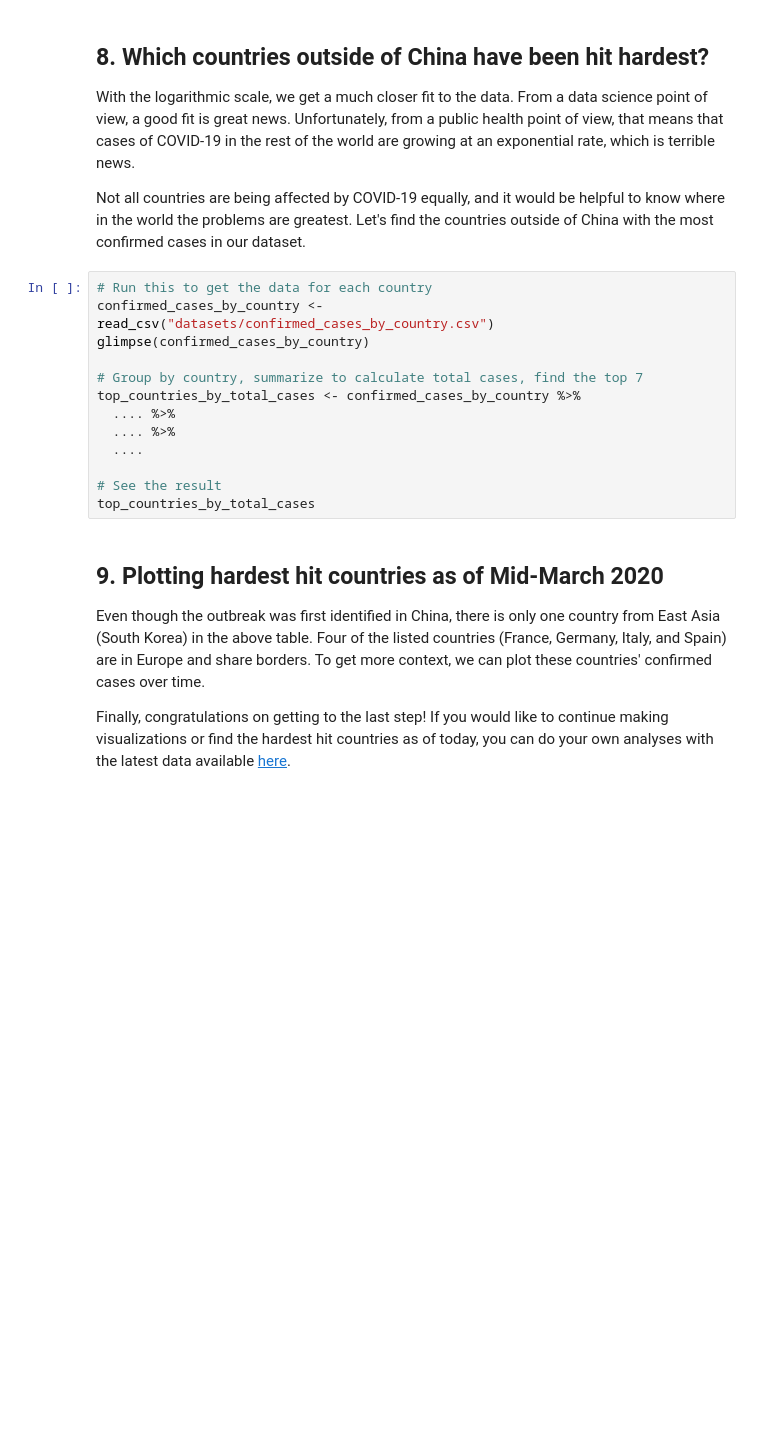
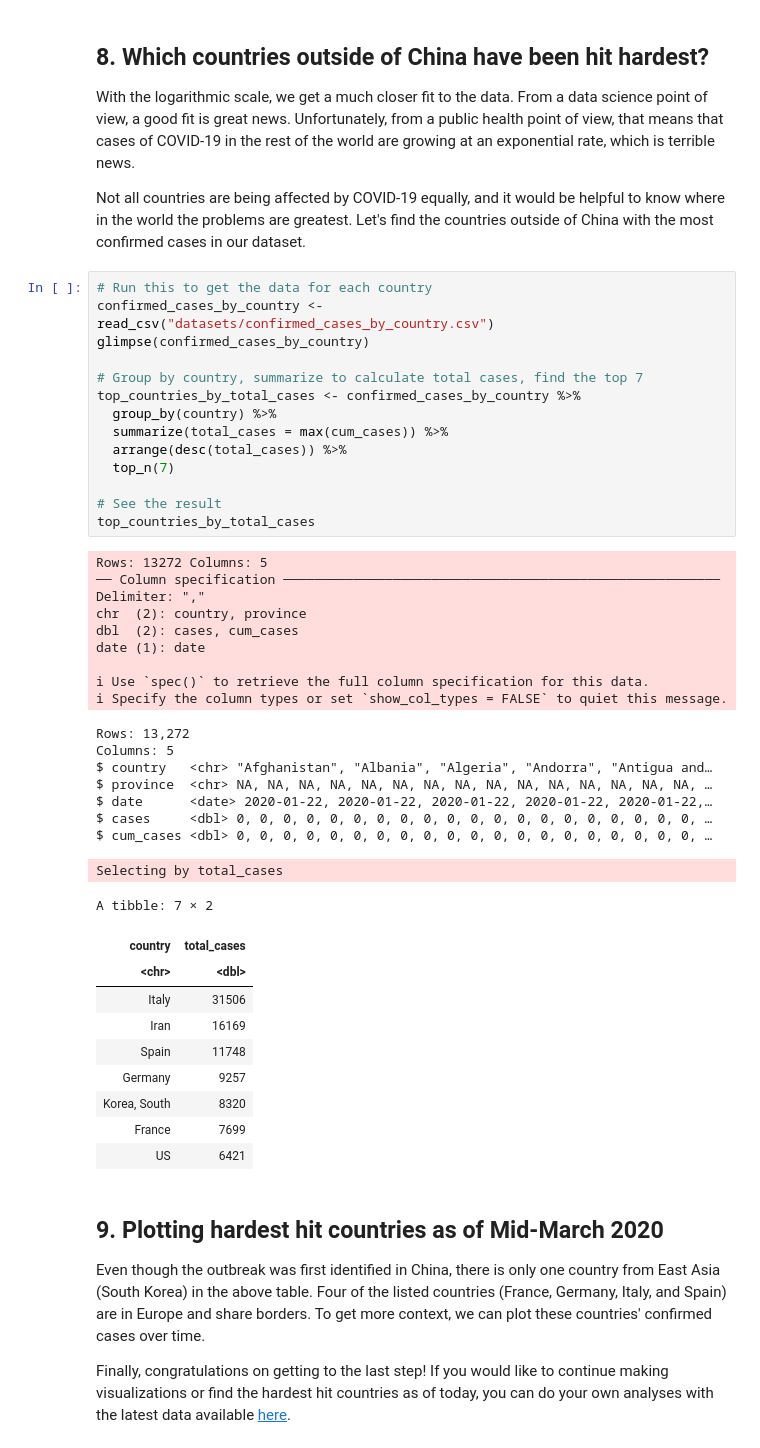
Before and after one commit to JeremyTallant/covid19_R_data_visualization, a Jupyter notebook: r_visualization.ipynb, the cells around one changed output. Cells and saved outputs as stored; diff of their text form; blank space fills up the shorter version.

```diff
--- a/r_visualization.ipynb
+++ b/r_visualization.ipynb
@@ -179,16 +179,45 @@ plt_not_china_trend_lin +
 # %%
 # Run this to get the data for each country
 confirmed_cases_by_country <- read_csv("datasets/confirmed_cases_by_country.csv")
 glimpse(confirmed_cases_by_country)
 
 # Group by country, summarize to calculate total cases, find the top 7
 top_countries_by_total_cases <- confirmed_cases_by_country %>%
-  .... %>%
-  .... %>%
-  ....
+  group_by(country) %>%
+  summarize(total_cases = max(cum_cases)) %>%
+  arrange(desc(total_cases)) %>%
+  top_n(7)
 
 # See the result
 top_countries_by_total_cases
+# %% [output]
+Rows: 13272 Columns: 5
+── Column specification ────────────────────────────────────────────────────────
+Delimiter: ","
+chr  (2): country, province
+dbl  (2): cases, cum_cases
+date (1): date
+
+ℹ Use `spec()` to retrieve the full column specification for this data.
+ℹ Specify the column types or set `show_col_types = FALSE` to quiet this message.
+Rows: 13,272
+Columns: 5
+$ country   <chr> "Afghanistan", "Albania", "Algeria", "Andorra", "Antigua and…
+$ province  <chr> NA, NA, NA, NA, NA, NA, NA, NA, NA, NA, NA, NA, NA, NA, NA, …
+$ date      <date> 2020-01-22, 2020-01-22, 2020-01-22, 2020-01-22, 2020-01-22,…
+$ cases     <dbl> 0, 0, 0, 0, 0, 0, 0, 0, 0, 0, 0, 0, 0, 0, 0, 0, 0, 0, 0, 0, …
+$ cum_cases <dbl> 0, 0, 0, 0, 0, 0, 0, 0, 0, 0, 0, 0, 0, 0, 0, 0, 0, 0, 0, 0, …
+Selecting by total_cases
+A tibble: 7 × 2
+| country | total_cases |
+| <chr> | <dbl> |
+| Italy | 31506 |
+| Iran | 16169 |
+| Spain | 11748 |
+| Germany | 9257 |
+| Korea, South | 8320 |
+| France | 7699 |
+| US | 6421 |
 # %% [markdown]
 ## 9. Plotting hardest hit countries as of Mid-March 2020
 <p>Even though the outbreak was first identified in China, there is only one country from East Asia (South Korea) in the above table. Four of the listed countries (France, Germany, Italy, and Spain) are in Europe and share borders. To get more context, we can plot these countries' confirmed cases over time.</p>
```
